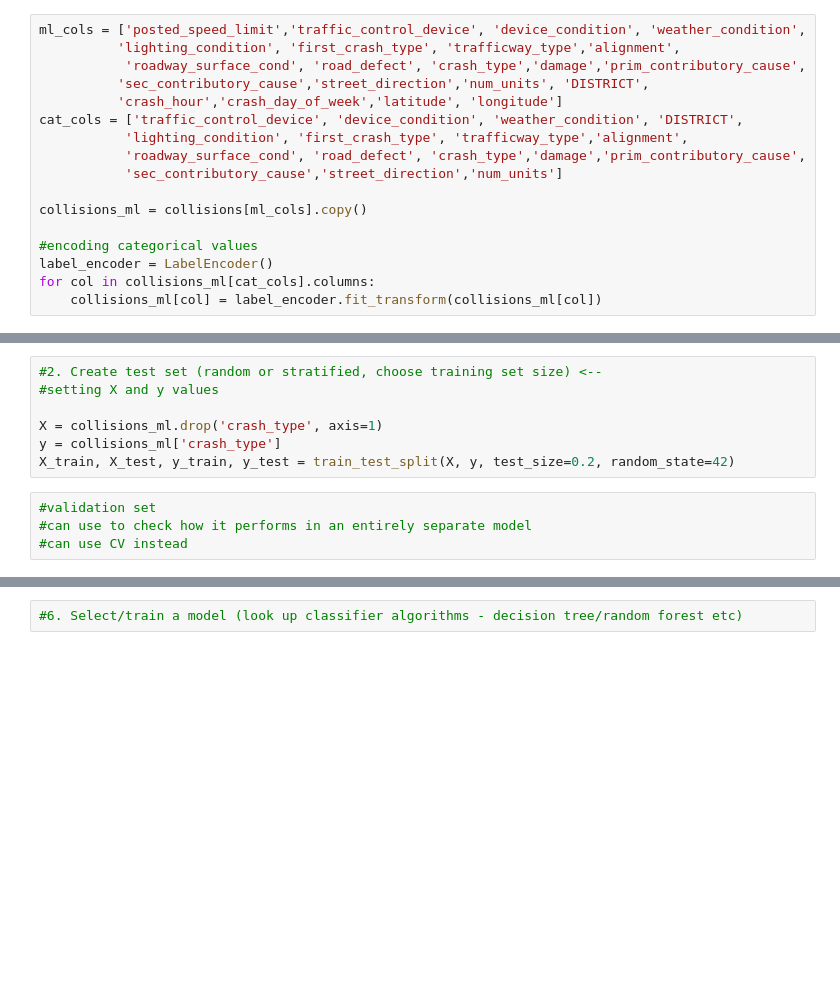
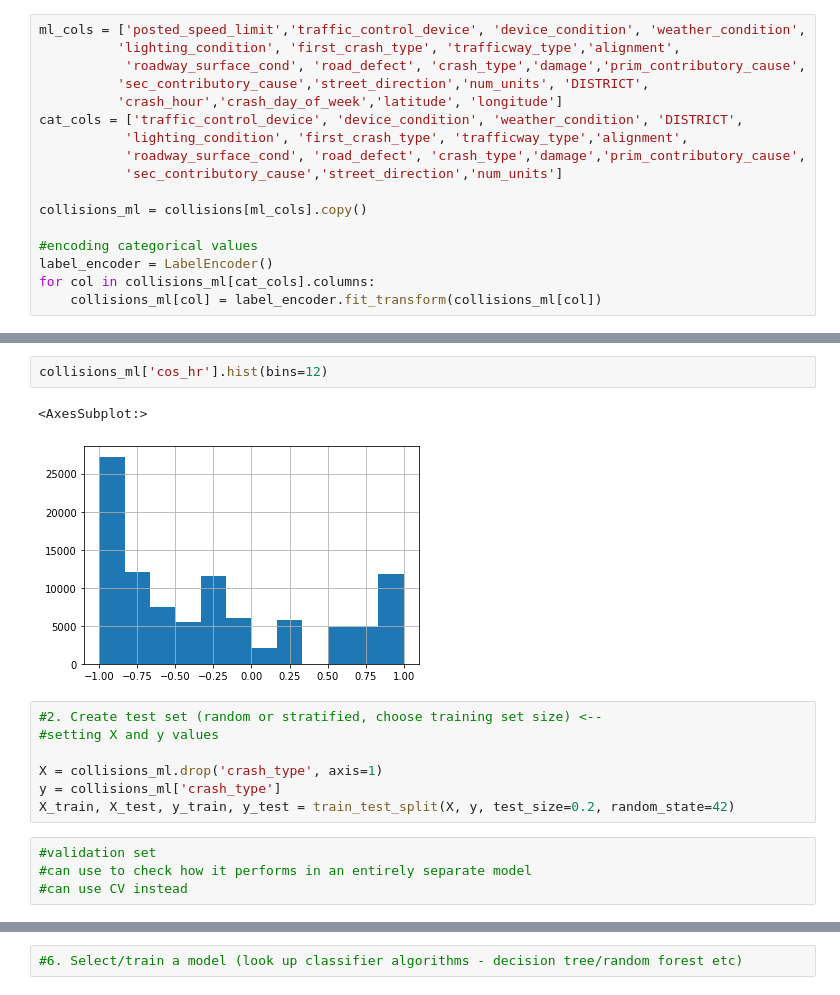
Before and after one commit to jlenehan/Chicago_Dispatch_Classification, a Jupyter notebook: UCDPA_JohnLenehan.ipynb, the cells around one changed output, grey strips where cells are left out. Cells and saved outputs as stored; diff of their text form; blank space fills up the shorter version.

```diff
--- a/UCDPA_JohnLenehan.ipynb
+++ b/UCDPA_JohnLenehan.ipynb
@@ -450,3 +457,8 @@ collisions_ml['sin_hr'].hist(bins=12)
+# %%
+collisions_ml['cos_hr'].hist(bins=12)
+# %% [output]
+<AxesSubplot:>
+[figure, added]
 # %%
 #2. Create test set (random or stratified, choose training set size) <--
 #setting X and y values
@@ -454,10 +466,10 @@ collisions_ml['sin_hr'].hist(bins=12)
 X = collisions_ml.drop('crash_type', axis=1)
 y = collisions_ml['crash_type']
 X_train, X_test, y_train, y_test = train_test_split(X, y, test_size=0.2, random_state=42)
-# %%
-#validation set
-#can use to check how it performs in an entirely separate model
-#can use CV instead
+# %%
+#validation set
+#can use to check how it performs in an entirely separate model
+#can use CV instead
 # %%
 print(collisions_ml.head())
 # %% [output]
```
Also changed, not shown: parts of 32 cells of this notebook.
